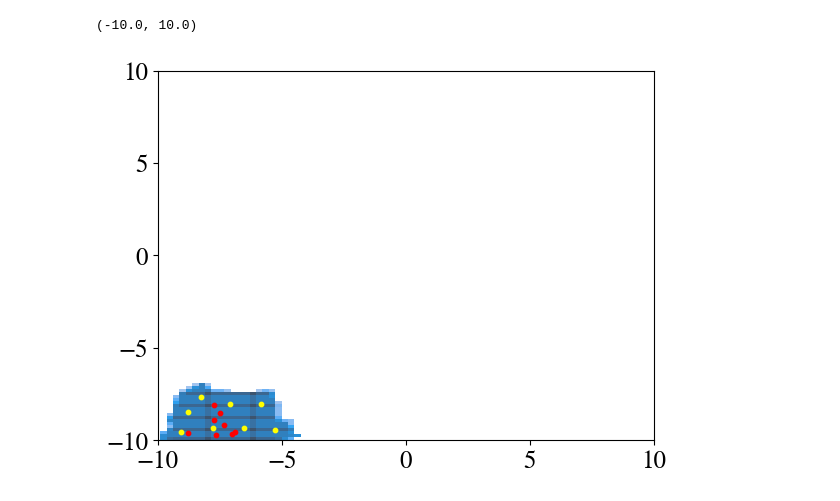
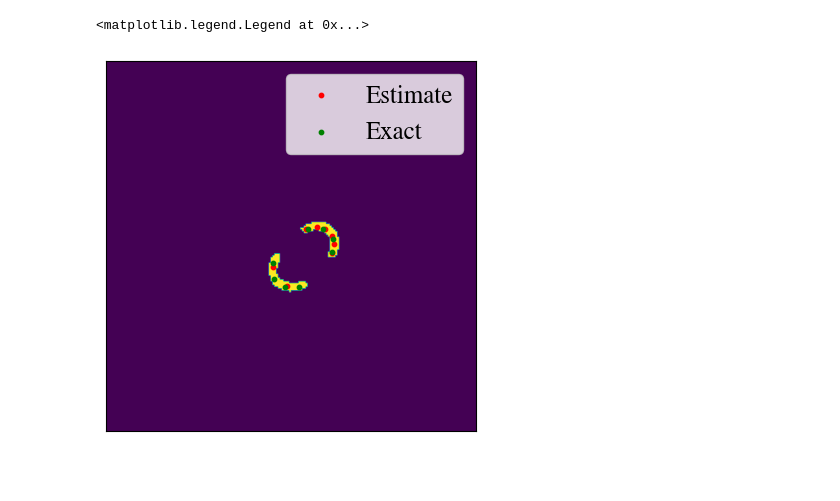
Before and after one commit to yashpatel5400/csi, a Jupyter notebook: sbi/csi.ipynb, the cells around one changed output. Drawn from its saved outputs; the diff is of its cells as text; code cells hidden in the pictures; blank space fills up the shorter version.

```diff
--- a/sbi/csi.ipynb
+++ b/sbi/csi.ipynb
@@ -142,20 +158,23 @@ def get_rps(trajectory):
         kmeans = KMeans(n_clusters=ns[traj_idx], random_state=0, n_init="auto").fit(final_traj)
         rps.append(kmeans.cluster_centers_)
     return np.vstack(rps)
-# %%
-theta_region = thetas[region.flatten() == 1]
-sns.histplot(x = theta_region[:,0], y = theta_region[:,1])
-
-pred_rps = get_rps(trajectory[:5_000])
-for n in range(N):
-    plt.scatter(pred_rps[n,0], pred_rps[n,1], s=10, color="red")
-    plt.scatter(true_rps[n,0], true_rps[n,1], s=10, color="yellow")
-
-plt.xlim(-10, 10)
-plt.ylim(-10, 10)
-# %% [output]
-(-10.0, 10.0)
-[figure, removed]
+# %%
+mins = prior.support.base_constraint.lower_bound
+maxs = prior.support.base_constraint.upper_bound
+pred_rps = get_rps(trajectory[:5_000])
+
+plt.imshow(region, extent=[mins[0], maxs[0], mins[1], maxs[1]], origin="lower")
+plt.scatter(pred_rps[:,1], pred_rps[:,0], s=10, color="red", label="Estimate")
+plt.scatter(true_rps[:,1], true_rps[:,0], s=10, color="green", label="Exact")
+
+plt.xticks([])
+plt.yticks([])
+plt.xlim(-1, 1)
+plt.ylim(-1, 1)
+plt.legend()
+# %% [output]
+<matplotlib.legend.Legend at 0x...>
+[figure, added]
 # %%
 import scipy.spatial
 import itertools
```
Also changed, not shown: parts of 5 cells of this notebook.
